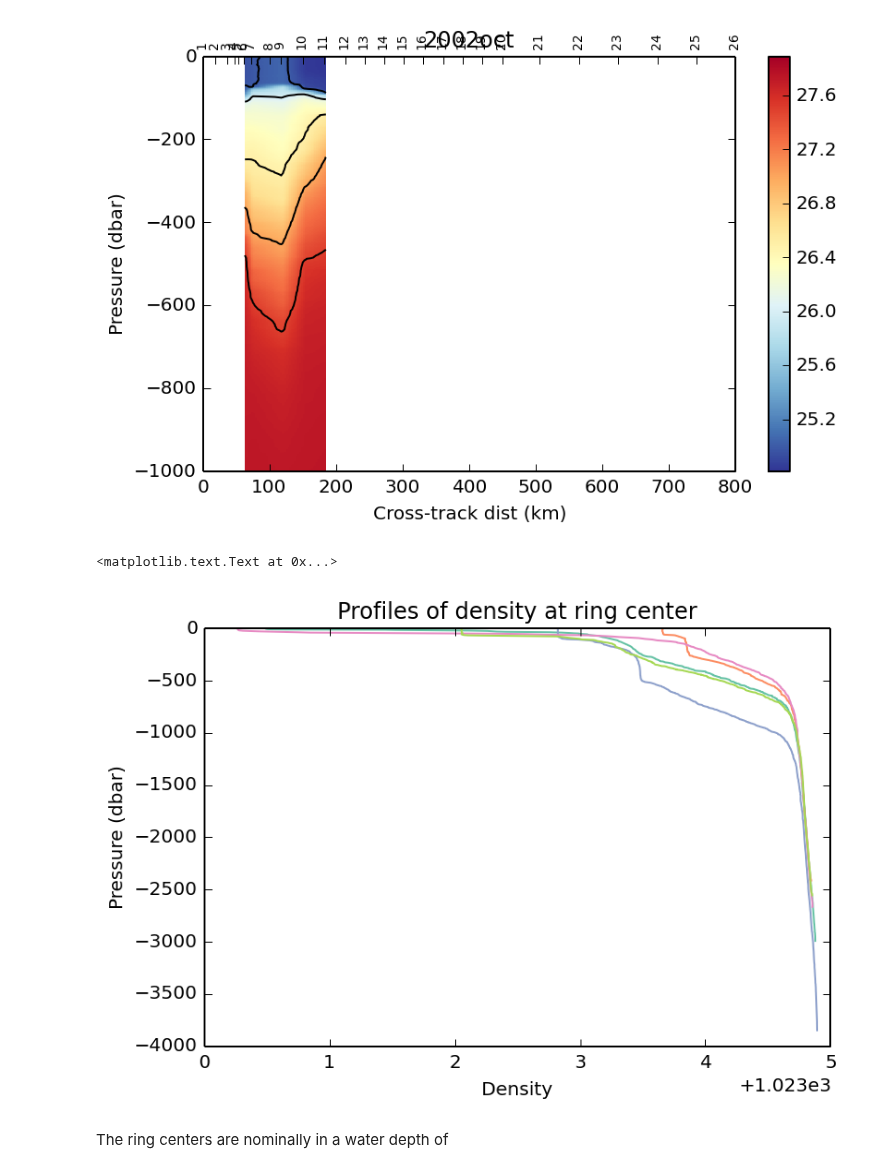
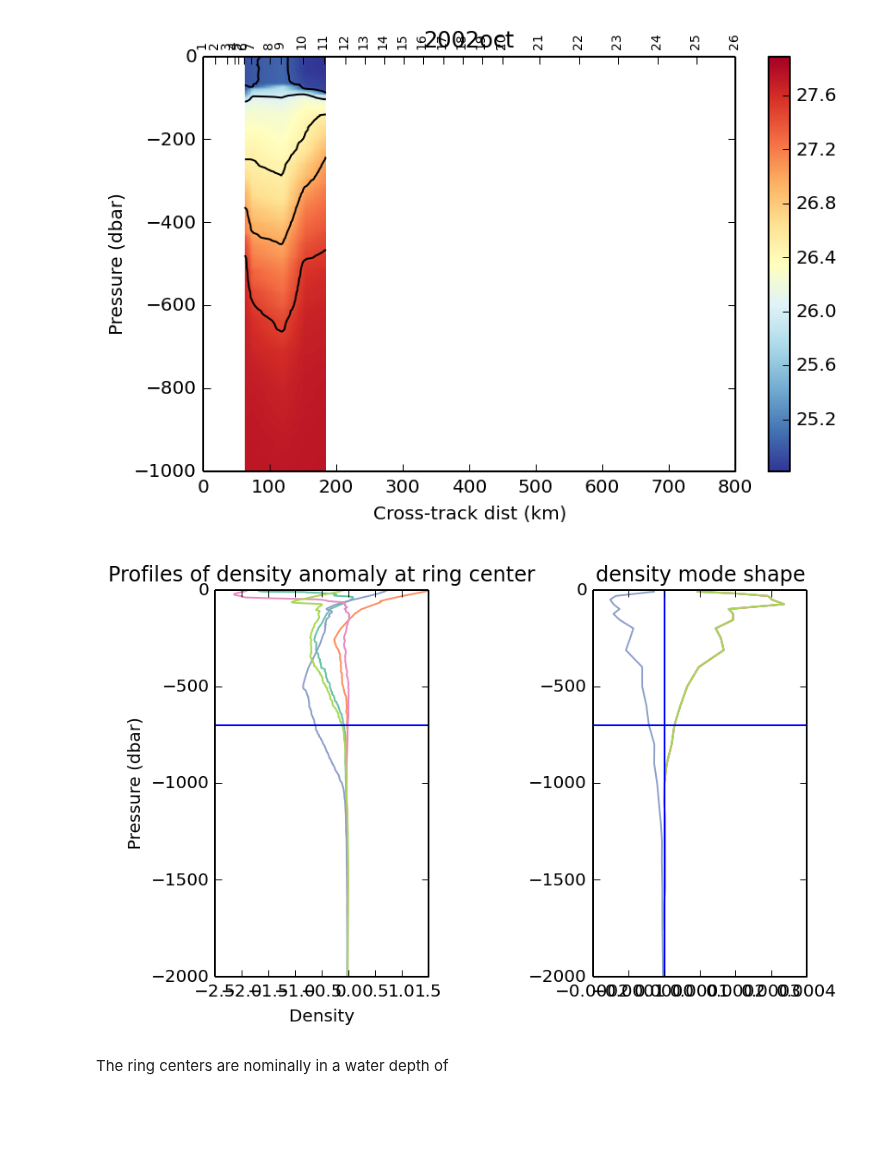
Before and after one commit to dcherian/eddyshelf, a Jupyter notebook: linew-wcr.ipynb, the cells around one changed output. Saved outputs shown, nothing was run; the diff lists cells and outputs as text; code cells hidden in the pictures; blank space fills up the shorter version.

Commit message:
readded comparison v/s mode profiles because I seem to have lost the code. However, I can't reproduce the earlier graph. This current one looks better though.

```diff
--- a/linew-wcr.ipynb
+++ b/linew-wcr.ipynb
@@ -242,17 +264,30 @@ for ii in range(len(years)):
 # %%
 # plot center profiles
 fig = plt.figure()
 fig.hold(True)
-ax = fig.gca()
+ax1 = plt.subplot(1,2,1)
+ax2 = plt.subplot(1,2,2)
+#ax = fig.gca()
 for ii in range(len(centerprof)):
-    ax.plot(centerprof[ii], centerzz[ii])
+    ax1.plot(centerprof[ii], centerzz[ii])
 
-ax.set_title('Profiles of density at ring center')
-ax.set_ylabel('Pressure (dbar)')
-ax.set_xlabel('Density')
+    rhomode = np.diff(Hmodes[ii][:,0])/np.diff(zmodes[ii])
+    ax2.plot(rhomode, -1*avg1(zmodes[ii]))
+
+ax1.set_title('Profiles of density anomaly at ring center')
+ax1.set_ylabel('Pressure (dbar)')
+ax1.set_xlabel('Density')
+ax1.set_ylim([-2000, 0])
+ax1.axhline(-700)
+
+ax2.axhline(-700)
+ax2.axvline(0)
+ax2.set_title('density mode shape')
+ax2.set_ylim([-2000, 0])
+plt.tight_layout()
+#ax.legend(years)
 # %% [output]
-<matplotlib.text.Text at 0x...>
-[figure, old version]
+[figure, new version]
 # %% [markdown]
 The ring centers are nominally in a water depth of
 # %%
```
Also changed, not shown: parts of 2 cells of this notebook.
